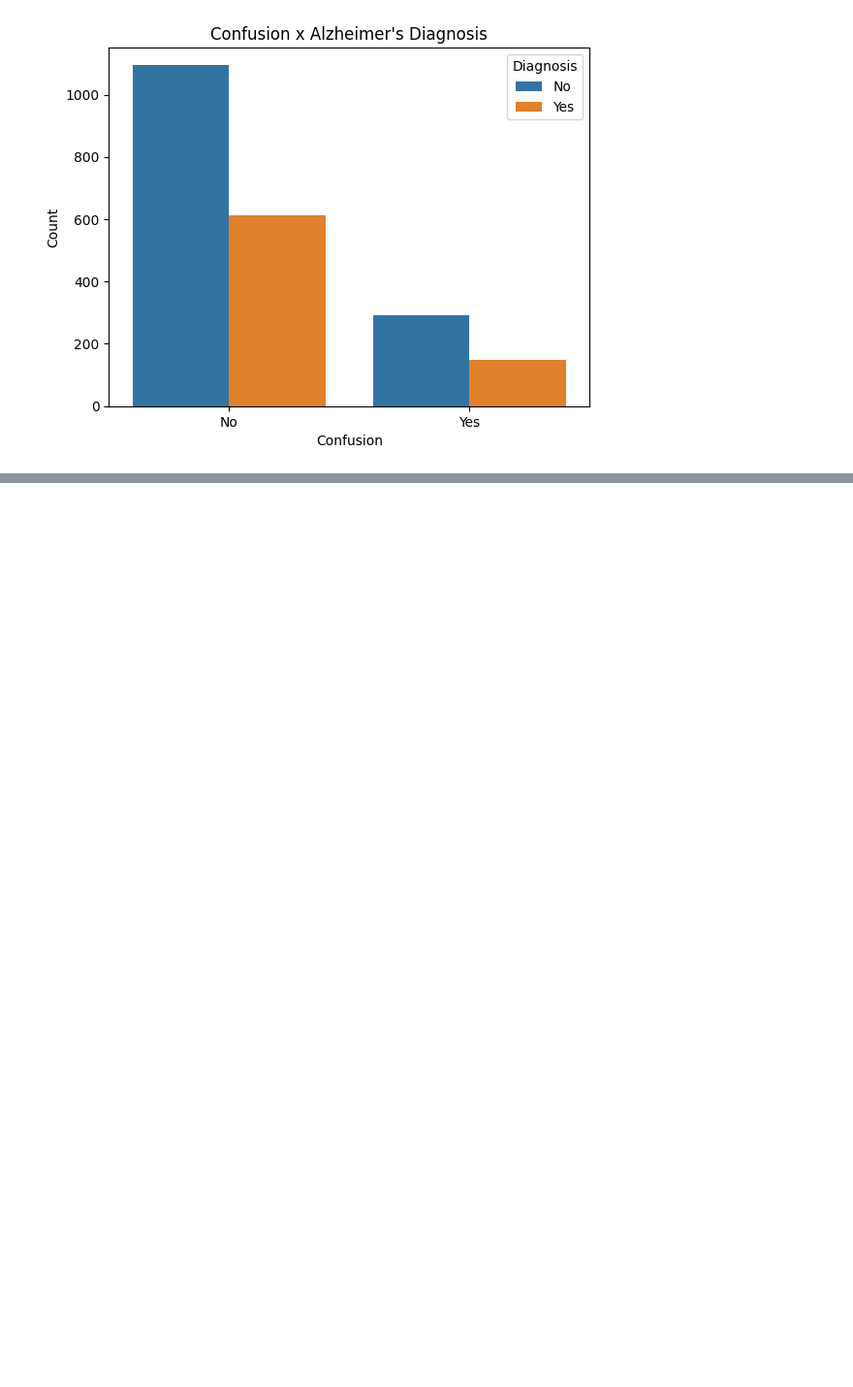
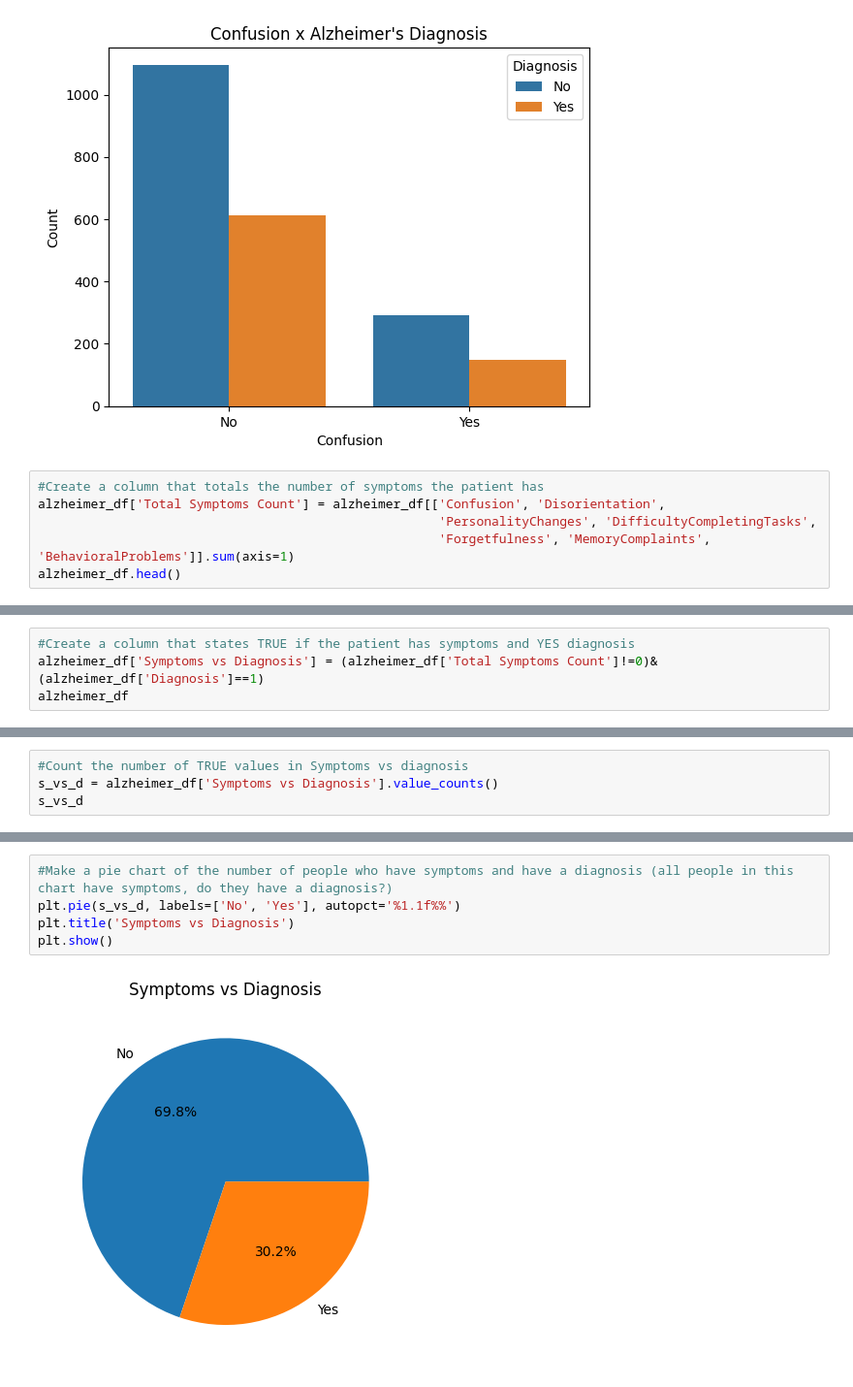
Before and after one commit to maddiejane25/Project-1, a Jupyter notebook: Alzheimers_data.ipynb, the cells around one changed output, grey strips where cells are left out. Shown at 97% size. Drawn from its saved outputs; the diff is of its cells as text; blank space fills up the shorter version.

Commit message:
Added some code for symptoms data

```diff
--- a/Alzheimers_data.ipynb
+++ b/Alzheimers_data.ipynb
@@ -448,3 +446,9 @@ plt.ylabel('Count')
 plt.show()
 # %% [output]
 [figure]
+# %%
+#Create a column that totals the number of symptoms the patient has
+alzheimer_df['Total Symptoms Count'] = alzheimer_df[['Confusion', 'Disorientation',
+                                                     'PersonalityChanges', 'DifficultyCompletingTasks',
+                                                     'Forgetfulness', 'MemoryComplaints', 'BehavioralProblems']].sum(axis=1)
+alzheimer_df.head()
@@ -450,0 +463,4 @@ plt.show()
+# %%
+#Create a column that states TRUE if the patient has symptoms and YES diagnosis
+alzheimer_df['Symptoms vs Diagnosis'] = (alzheimer_df['Total Symptoms Count']!=0)& (alzheimer_df['Diagnosis']==1)
+alzheimer_df
@@ -450,0 +481,4 @@ plt.show()
+# %%
+#Count the number of TRUE values in Symptoms vs diagnosis
+s_vs_d = alzheimer_df['Symptoms vs Diagnosis'].value_counts()
+s_vs_d
@@ -450,0 +491,7 @@ plt.show()
+# %%
+#Make a pie chart of the number of people who have symptoms and have a diagnosis (all people in this chart have symptoms, do they have a diagnosis?)
+plt.pie(s_vs_d, labels=['No', 'Yes'], autopct='%1.1f%%')
+plt.title('Symptoms vs Diagnosis')
+plt.show()
+# %% [output]
+[figure, added]
```
Also changed, not shown: parts of 7 cells of this notebook.
